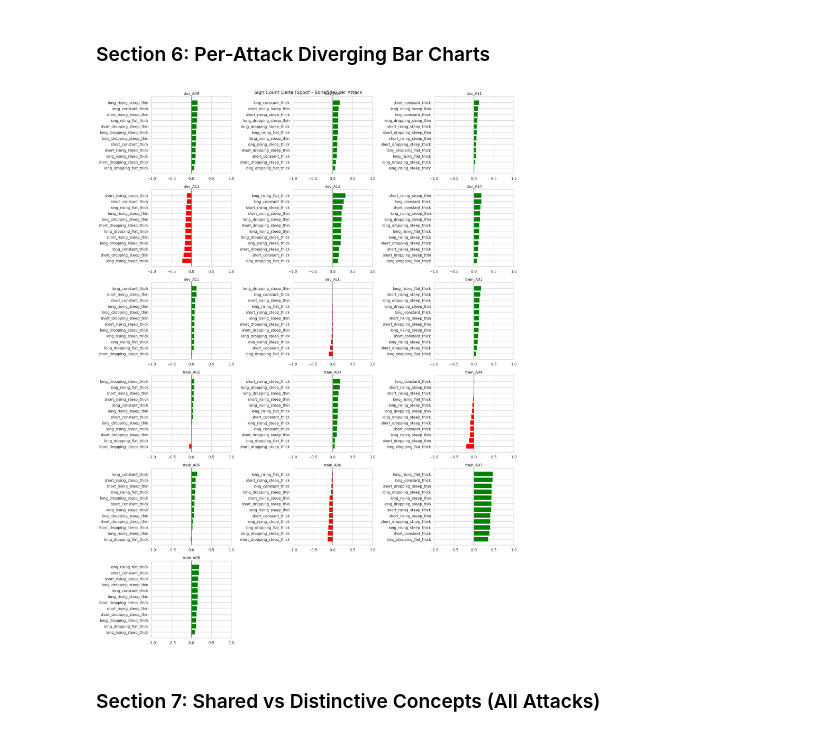
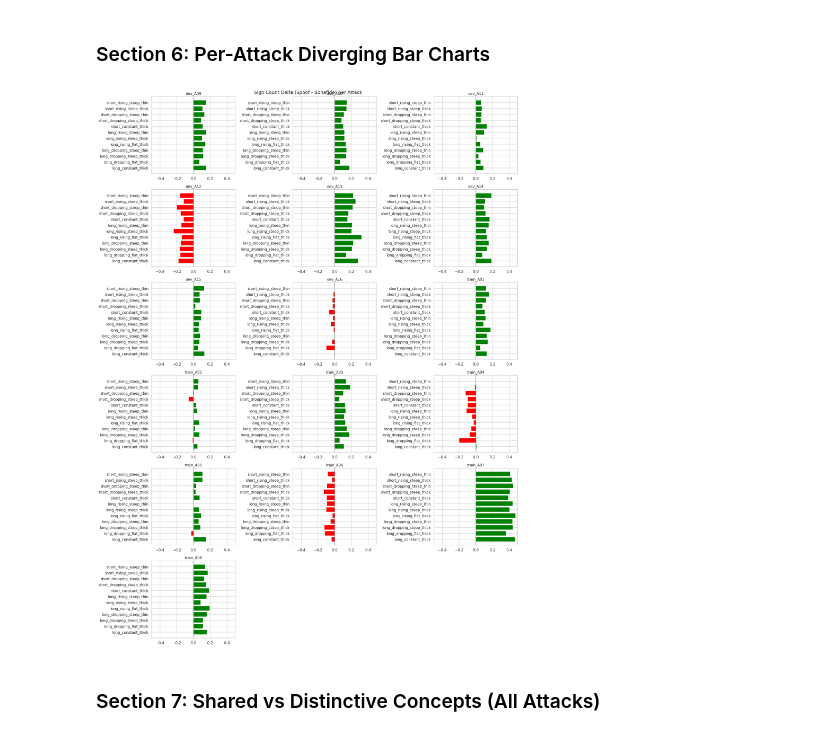
Before and after one commit to yoav1870/BioVoice, a Jupyter notebook: redimnet/tcav/captum_tcav/asvspoof5/analysis/all_analysis.ipynb, the cells around one changed output. Cells and saved outputs as stored; diff of their text form; code cells hidden in the pictures.

```diff
--- a/redimnet/tcav/captum_tcav/asvspoof5/analysis/all_analysis.ipynb
+++ b/redimnet/tcav/captum_tcav/asvspoof5/analysis/all_analysis.ipynb
@@ -173,26 +173,26 @@ plt.show()
 # %%
 n_attacks = len(pairs)
 n_cols = 3
 n_rows = int(np.ceil(n_attacks / n_cols))
 fig, axes = plt.subplots(n_rows, n_cols, figsize=(18, 4 * n_rows), squeeze=False)
 
 for idx, pair in enumerate(pairs):
     ax = axes[idx // n_cols][idx % n_cols]
-    deltas = pd.Series(all_deltas[pair["label"]]).sort_values()
+    deltas = pd.Series(all_deltas[pair["label"]])
     colors = ["red" if v < 0 else "green" for v in deltas]
     ax.barh(deltas.index, deltas.values, color=colors)
     ax.set_title(pair["label"], fontsize=11)
     ax.axvline(0, color="black", linewidth=0.5)
-    ax.set_xlim(-1, 1)
+    ax.set_xlim(-0.5, 0.5)
 
 for idx in range(len(pairs), n_rows * n_cols):
     axes[idx // n_cols][idx % n_cols].axis("off")
 
 fig.suptitle("Sign Count Delta (Spoof - Bonafide) per Attack", fontsize=14)
 plt.tight_layout()
 plt.show()
 # %% [output]
-[figure, old version]
+[figure, new version]
 # %% [markdown]
 ### Section 7: Shared vs Distinctive Concepts (All Attacks)
 # %%
```
